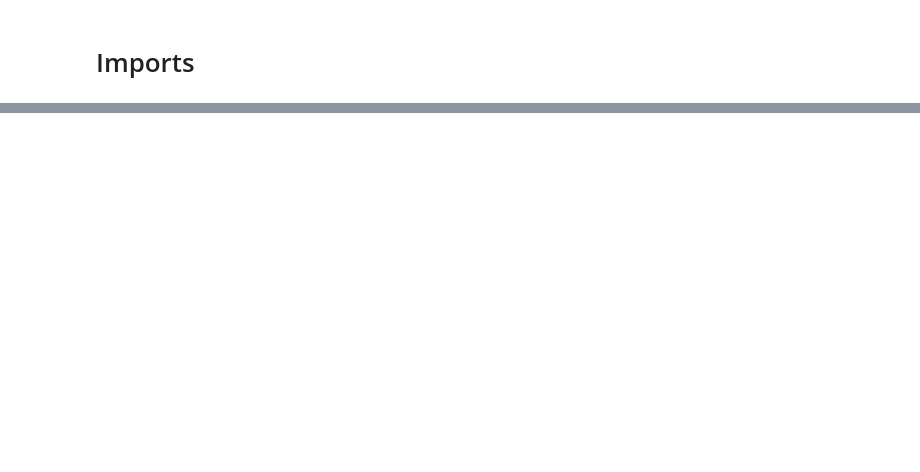
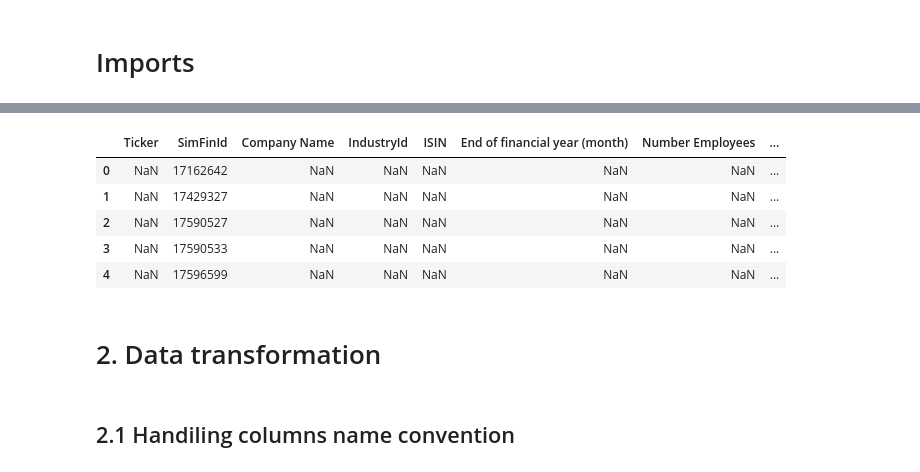
Before and after one commit to massimotassinari/Automated-Daily-Trading-System, a Jupyter notebook: ETL.ipynb, the cells around one changed output, grey strips where cells are left out. Saved outputs shown, nothing was run; the diff lists cells and outputs as text; code cells hidden in the pictures; blank space fills up the shorter version.

```diff
--- a/ETL.ipynb
+++ b/ETL.ipynb
@@ -160,0 +39,13 @@ ModuleNotFoundError: No module named 'simfin'
+# %%
+df_company.head()
+# %% [output]
+|  | Ticker | SimFinId | Company Name | IndustryId | ISIN | End of financial year (month) | Number Employees | ... |
+| 0 | NaN | 17162642 | NaN | NaN | NaN | NaN | NaN | ... |
+| 1 | NaN | 17429327 | NaN | NaN | NaN | NaN | NaN | ... |
+| 2 | NaN | 17590527 | NaN | NaN | NaN | NaN | NaN | ... |
+| 3 | NaN | 17590533 | NaN | NaN | NaN | NaN | NaN | ... |
+| 4 | NaN | 17596599 | NaN | NaN | NaN | NaN | NaN | ... |
+# %% [markdown]
+# 2. Data transformation
+# %% [markdown]
+## 2.1 Handiling columns name convention
```
Also changed, not shown: parts of 59 cells of this notebook, 6 other files.
